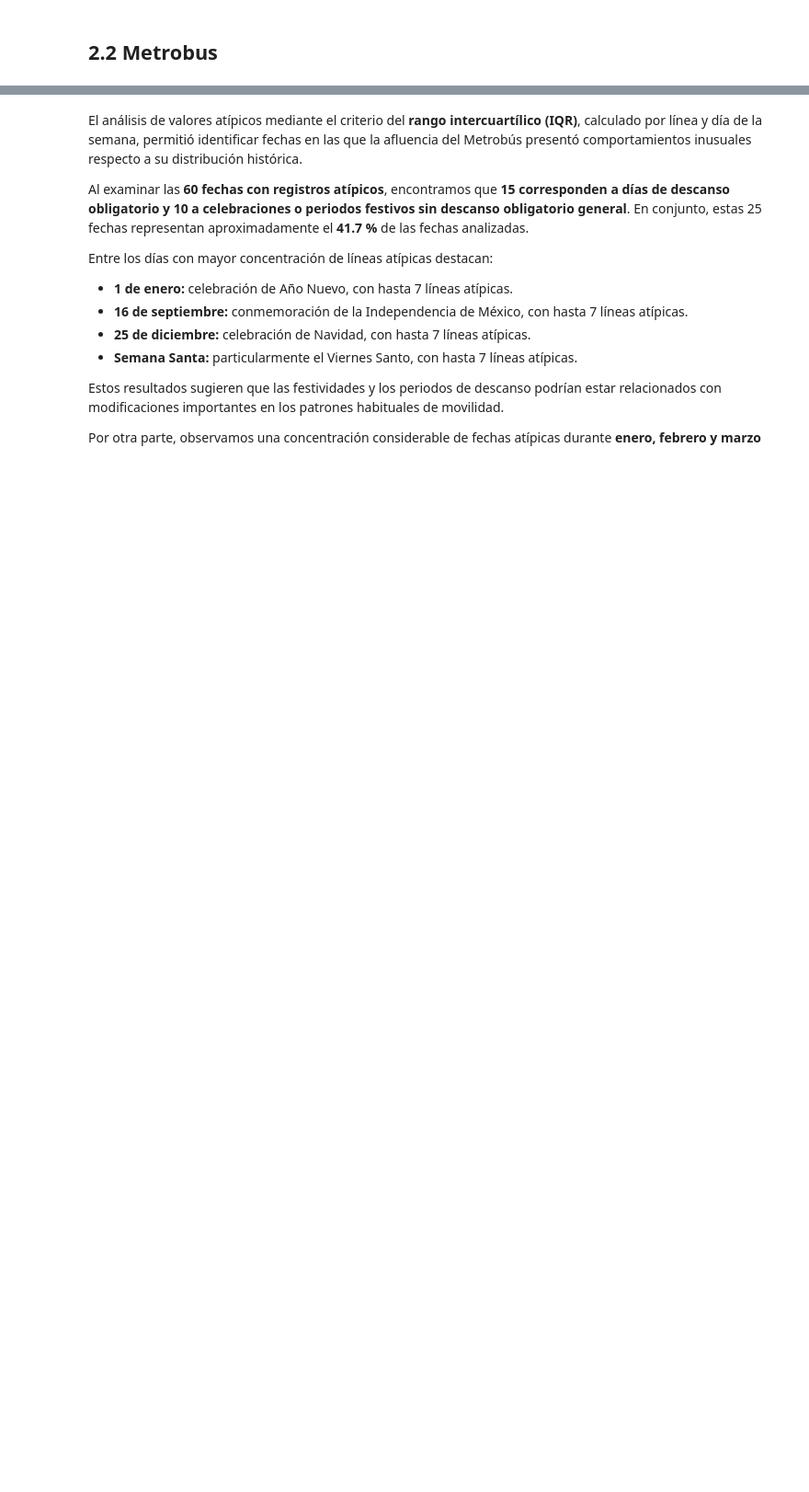
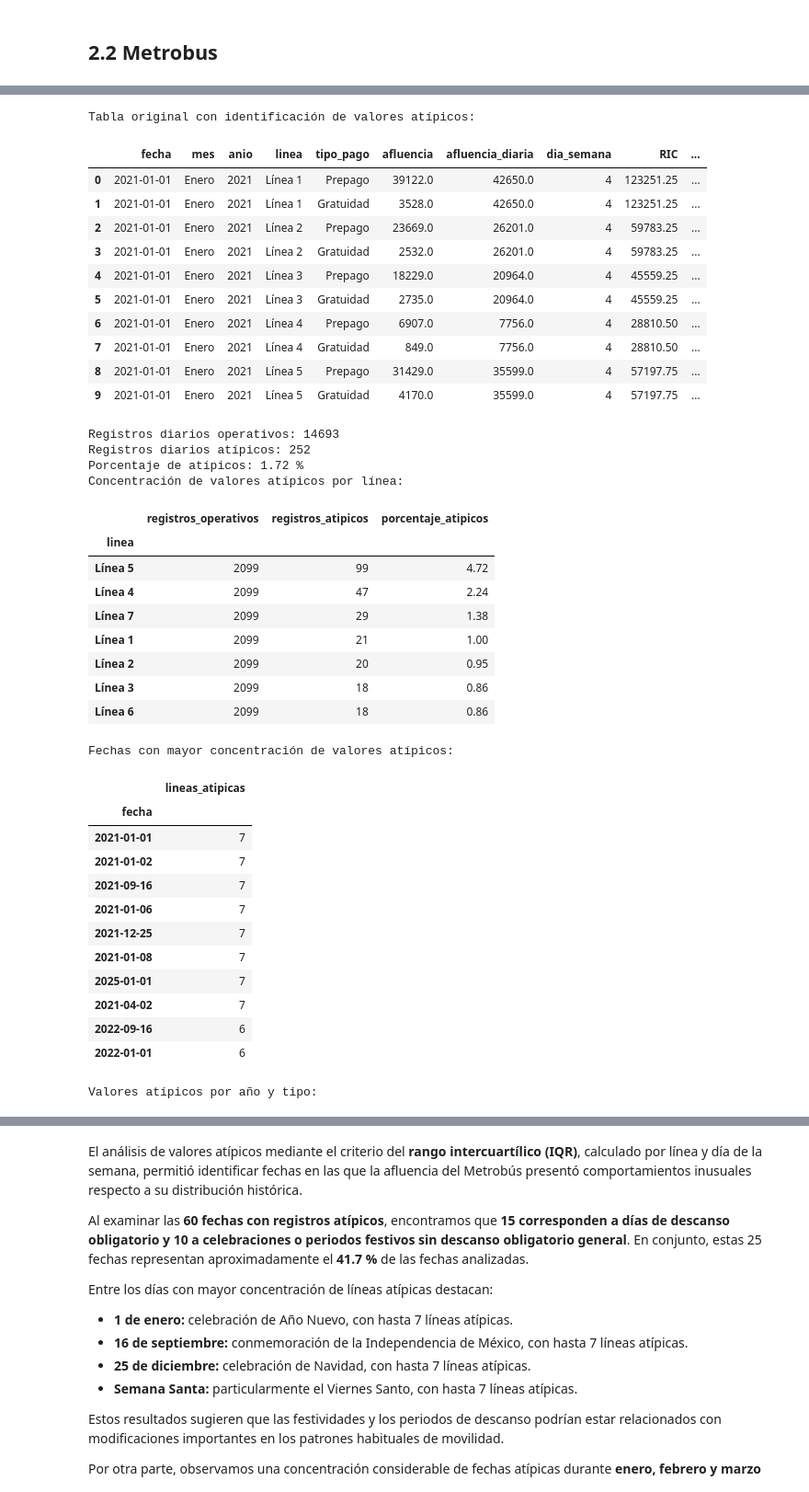
Before and after one commit to Juan-Gallegos7/Movilidad-Urbana-del-Sistema-de-Transporte-CDMX, a Jupyter notebook: notebooks/Final_Proyecto_Movilidad_CDMX_v3.ipynb, the cells around one changed output, grey strips where cells are left out. Shown at 92% size. Saved outputs shown, nothing was run; the diff lists cells and outputs as text; code cells hidden in the pictures; blank space fills up the shorter version.

```diff
--- a/notebooks/Final_Proyecto_Movilidad_CDMX_v3.ipynb
+++ b/notebooks/Final_Proyecto_Movilidad_CDMX_v3.ipynb
@@ -883,31 +1246,71 @@ Resumen_atipicos_Metrobus_linea = (
         registros_atipicos=("atipico", "sum")
     )
     .assign(porcentaje_atipicos=lambda x:
             100 * x["registros_atipicos"] / x["registros_operativos"])
     .sort_values("registros_atipicos", ascending=False)
 )
 
 print("Concentración de valores atípicos por línea:")
 display(Resumen_atipicos_Metrobus_linea.round(2))
 
 # 7. Fechas con mayor concentración de atípicos
 Resumen_atipicos_Metrobus_fecha = (
     Metrobus_diario[Metrobus_diario["atipico"]]
     .groupby("fecha").size()
     .sort_values(ascending=False)
     .to_frame("lineas_atipicas")
 )
 
 print("Fechas con mayor concentración de valores atípicos:")
-display(Resumen_atipicos_Metrobus_fecha.head(60))
+display(Resumen_atipicos_Metrobus_fecha.head(10))
 
 # 8. Resumen de atípicos por año y tipo
 Resumen_atipicos_Metrobus_anio = (
     Metrobus_diario[Metrobus_diario["atipico"]]
     .assign(anio=lambda x: x["fecha"].dt.year)
     .groupby(["anio", "tipo_atipico"])
     .size().unstack(fill_value=0)
 )
 
 print("Valores atípicos por año y tipo:")
 display(Resumen_atipicos_Metrobus_anio)
+# %% [output]
+Tabla original con identificación de valores atípicos:
+|  | fecha | mes | anio | linea | tipo_pago | afluencia | afluencia_diaria | dia_semana | RIC | ... |
+| 0 | 2021-01-01 | Enero | 2021 | Línea 1 | Prepago | 39122.0 | 42650.0 | 4 | 123251.25 | ... |
+| 1 | 2021-01-01 | Enero | 2021 | Línea 1 | Gratuidad | 3528.0 | 42650.0 | 4 | 123251.25 | ... |
+| 2 | 2021-01-01 | Enero | 2021 | Línea 2 | Prepago | 23669.0 | 26201.0 | 4 | 59783.25 | ... |
+| 3 | 2021-01-01 | Enero | 2021 | Línea 2 | Gratuidad | 2532.0 | 26201.0 | 4 | 59783.25 | ... |
+| 4 | 2021-01-01 | Enero | 2021 | Línea 3 | Prepago | 18229.0 | 20964.0 | 4 | 45559.25 | ... |
+| 5 | 2021-01-01 | Enero | 2021 | Línea 3 | Gratuidad | 2735.0 | 20964.0 | 4 | 45559.25 | ... |
+| 6 | 2021-01-01 | Enero | 2021 | Línea 4 | Prepago | 6907.0 | 7756.0 | 4 | 28810.50 | ... |
+| 7 | 2021-01-01 | Enero | 2021 | Línea 4 | Gratuidad | 849.0 | 7756.0 | 4 | 28810.50 | ... |
+| 8 | 2021-01-01 | Enero | 2021 | Línea 5 | Prepago | 31429.0 | 35599.0 | 4 | 57197.75 | ... |
+| 9 | 2021-01-01 | Enero | 2021 | Línea 5 | Gratuidad | 4170.0 | 35599.0 | 4 | 57197.75 | ... |
+Registros diarios operativos: 14693
+Registros diarios atípicos: 252
+Porcentaje de atípicos: 1.72 %
+Concentración de valores atípicos por línea:
+|  | registros_operativos | registros_atipicos | porcentaje_atipicos |
+| linea |  |  |  |
+| Línea 5 | 2099 | 99 | 4.72 |
+| Línea 4 | 2099 | 47 | 2.24 |
+| Línea 7 | 2099 | 29 | 1.38 |
+| Línea 1 | 2099 | 21 | 1.00 |
+| Línea 2 | 2099 | 20 | 0.95 |
+| Línea 3 | 2099 | 18 | 0.86 |
+| Línea 6 | 2099 | 18 | 0.86 |
+Fechas con mayor concentración de valores atípicos:
+|  | lineas_atipicas |
+| fecha |  |
+| 2021-01-01 | 7 |
+| 2021-01-02 | 7 |
+| 2021-09-16 | 7 |
+| 2021-01-06 | 7 |
+| 2021-12-25 | 7 |
+| 2021-01-08 | 7 |
+| 2025-01-01 | 7 |
+| 2021-04-02 | 7 |
+| 2022-09-16 | 6 |
+| 2022-01-01 | 6 |
+Valores atípicos por año y tipo:
```
Also changed, not shown: parts of 86 cells of this notebook.
